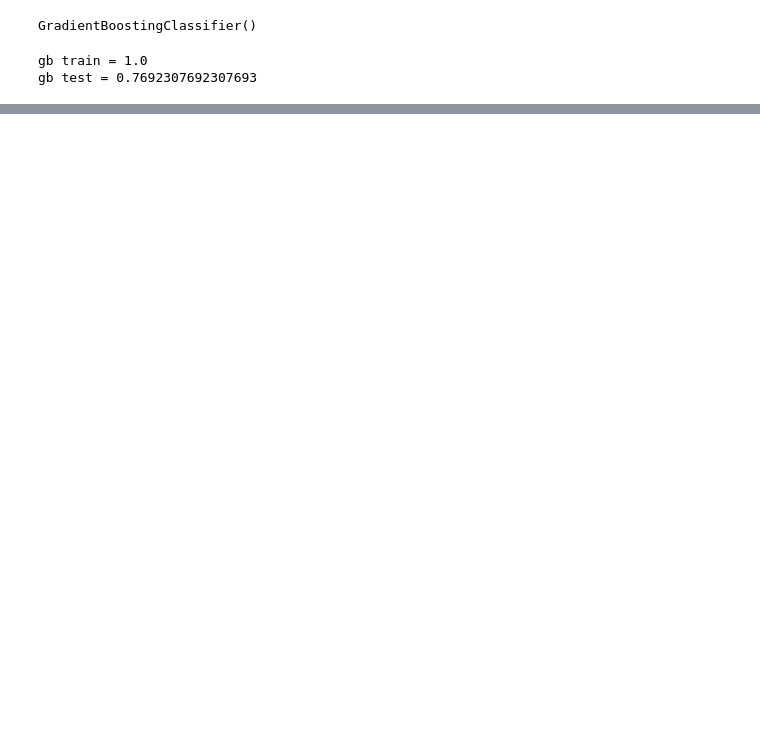
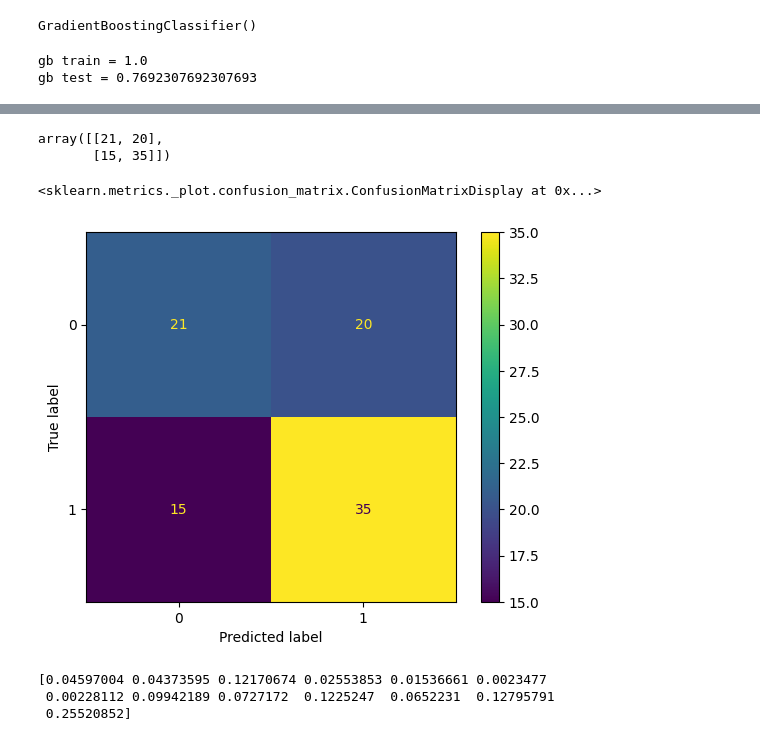
Before and after one commit to JangWoojun/Machine-Learning, a Jupyter notebook: 심장마비.ipynb, the cells around one changed output, grey strips where cells are left out. Drawn from its saved outputs; the diff is of its cells as text; code cells hidden in the pictures; blank space fills up the shorter version.

```diff
--- a/심장마비.ipynb
+++ b/심장마비.ipynb
@@ -392,0 +404,8 @@ print(f"gb test = {gb.score(X_test, y_test)}")
+# %%
+# 성능 평가 지표
+from sklearn.metrics import classification_report
+
+y_pred = dt.predict(X_test)
+
+print(rf.score(X_test, y_test))
+print(classification_report(y_test, y_pred))
@@ -392,0 +422,25 @@ print(f"gb test = {gb.score(X_test, y_test)}")
+# %%
+# 혼동 행렬 출력
+from sklearn.metrics import confusion_matrix
+
+cm = confusion_matrix(y_test, y_pred)
+cm
+# %% [output]
+array([[21, 20],
+       [15, 35]])
+# %%
+# 혼동 행렬 시각화
+from sklearn import metrics
+
+metrics.ConfusionMatrixDisplay(cm).plot()
+# %% [output]
+<sklearn.metrics._plot.confusion_matrix.ConfusionMatrixDisplay at 0x...>
+[figure, added]
+# %%
+# 특성 중요도 출력
+ftr_imp = rf.feature_importances_
+print(ftr_imp)
+# %% [output]
+[0.04597004 0.04373595 0.12170674 0.02553853 0.01536661 0.0023477
+ 0.00228112 0.09942189 0.0727172  0.1225247  0.0652231  0.12795791
+ 0.25520852]
```
Also changed, not shown: parts of 7 cells of this notebook.
